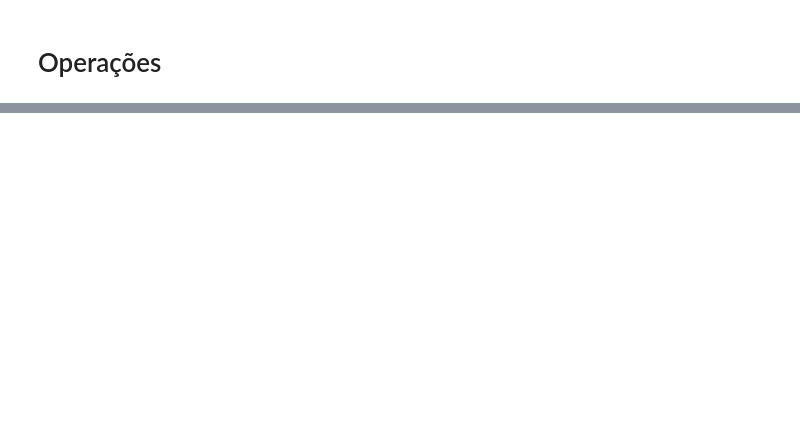
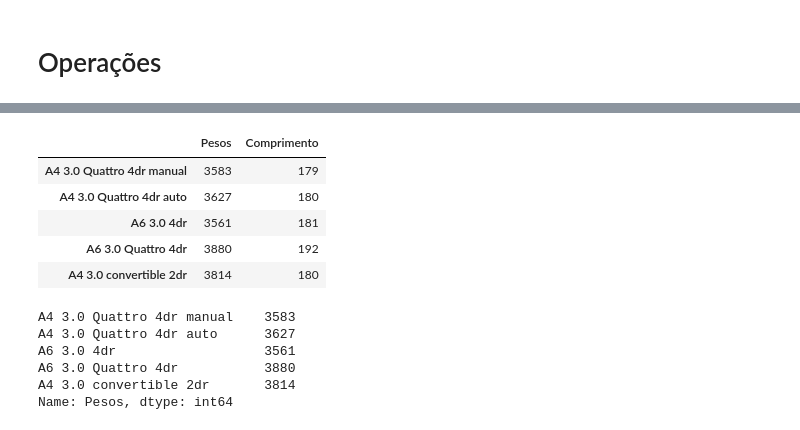
Before and after one commit to cordeirolibel/coderhouse_ds_45735, a Jupyter notebook: Aula06 (Introdução à Manipulação de Dados com Panda (Parte I))/Aula06.ipynb, the cells around one changed output, grey strips where cells are left out. Saved outputs shown, nothing was run; the diff lists cells and outputs as text; code cells hidden in the pictures; blank space fills up the shorter version.

```diff
--- a/Aula06 (Introdução à Manipulação de Dados com Panda (Parte I))/Aula06.ipynb
+++ b/Aula06 (Introdução à Manipulação de Dados com Panda (Parte I))/Aula06.ipynb
@@ -55,0 +136,18 @@ df / df.iloc[0]*100
+# %%
+df
+# %% [output]
+|  | Pesos | Comprimento |
+| A4 3.0 Quattro 4dr manual | 3583 | 179 |
+| A4 3.0 Quattro 4dr auto | 3627 | 180 |
+| A6 3.0 4dr | 3561 | 181 |
+| A6 3.0 Quattro 4dr | 3880 | 192 |
+| A4 3.0 convertible 2dr | 3814 | 180 |
+# %%
+df['Pesos']
+# %% [output]
+A4 3.0 Quattro 4dr manual    3583
+A4 3.0 Quattro 4dr auto      3627
+A6 3.0 4dr                   3561
+A6 3.0 Quattro 4dr           3880
+A4 3.0 convertible 2dr       3814
+Name: Pesos, dtype: int64
```
Also changed, not shown: parts of 44 cells of this notebook, 1 other file.
